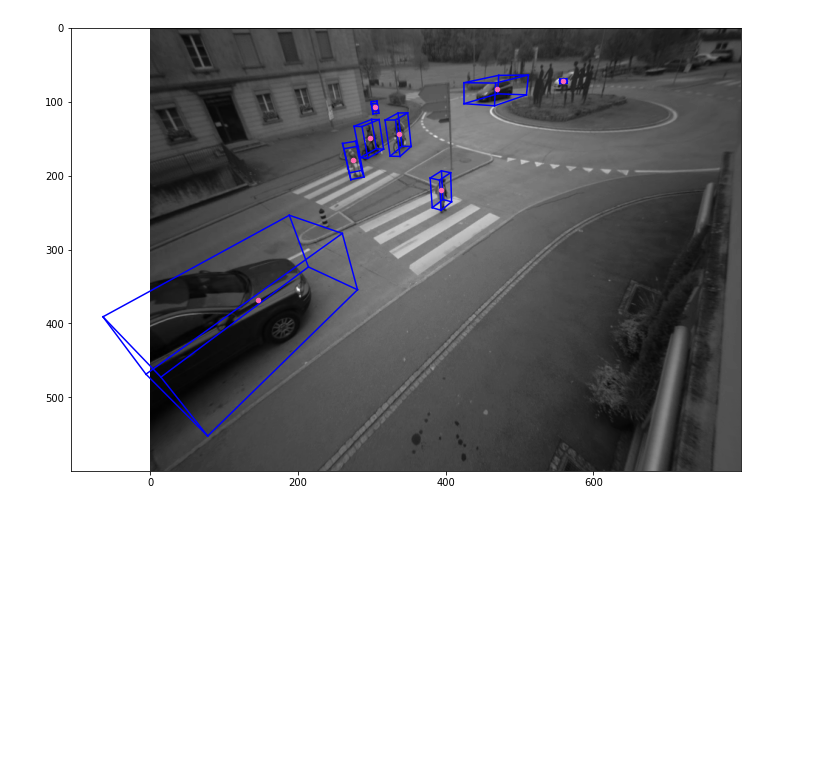
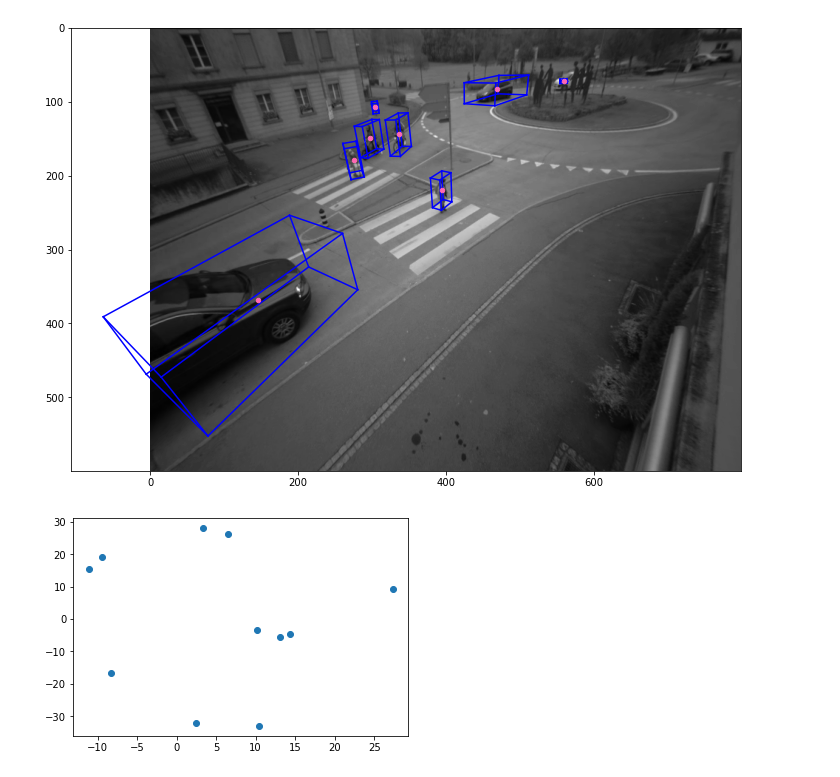
Before and after one commit to davidecarrara98/Multi-Object-Tracking-in-Complex-Urban-Scenarios, a Jupyter notebook: ProjectCode/Main.ipynb, the cells around one changed output. Saved outputs shown, nothing was run; the diff lists cells and outputs as text; code cells hidden in the pictures; blank space fills up the shorter version.

```diff
--- a/ProjectCode/Main.ipynb
+++ b/ProjectCode/Main.ipynb
@@ -155,11 +60,11 @@ def h5_to_df(h5data, camera = None):
 
     return df
 # %%
-df_109 = h5_to_df(hdf5data_109)
+df_109 = df_detections(hdf5data_109, 109)
 df_109.reset_index(inplace=True, drop=True)
-df_130 = h5_to_df(hdf5data_130)
+df_130 = df_detections(hdf5data_130, 130)
 df_130.reset_index(inplace=True, drop=True)
-df_142 = h5_to_df(hdf5data_142)
+df_142 = df_detections(hdf5data_142, 142)
 df_142.reset_index(inplace=True, drop=True)
-df_143 = h5_to_df(hdf5data_143)
+df_143 = df_detections(hdf5data_143, 143)
 df_143.reset_index(inplace=True, drop=True)
@@ -179,0 +71,12 @@ df_143.reset_index(inplace=True, drop=True)
+# %%
+def concatenate_dfs(dfs, sort_cols):
+
+    df_to_concat = dfs
+    df_complete = pd.concat(df_to_concat)
+    df_complete.sort_values(by = sort_cols, inplace = True)
+    df_complete.reset_index(inplace=True, drop=True)
+
+    return df_complete
+
+df_complete = concatenate_dfs([df_109,df_130,df_142,df_143] , ['frame', 'camera'])
+df_complete
@@ -274,6 +191,16 @@ def visualize_frame_boxes ( camera, frame_idx, figsize = None, s = 100):
     visualize_frame_detections ( camera, frame_idx, s = s )
 
     return
+
+
+def visualize_alldetections(df, frame_idx):
+    ''' Visualize all detections from above'''
+
+    x = df['X_box'][df['frame'] == frame_idx]
+    y = df['Y_box'][df['frame'] == frame_idx]
+
+    plt.scatter(x,y)
+    df[df['frame'] == frame_idx]
 # %%
 visualize_frame_detections(hdf5data_109,260, figsize = (12,12))
 # %% [output]
@@ -282,3 +209,7 @@ visualize_frame_detections(hdf5data_109,260, figsize = (12,12))
 visualize_frame_boxes(hdf5data_109, 260, figsize = (12,12), s = 20)
 # %% [output]
 [figure]
+# %%
+visualize_alldetections(df_complete, 1)
+# %% [output]
+[figure, added]
```
Also changed, not shown: parts of 5 cells of this notebook, 1 other file.
